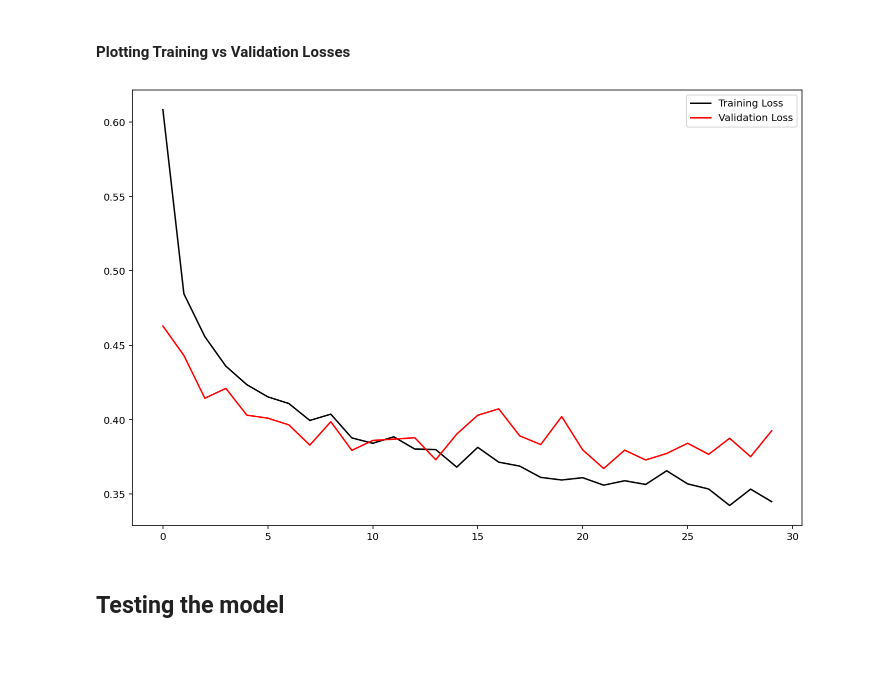
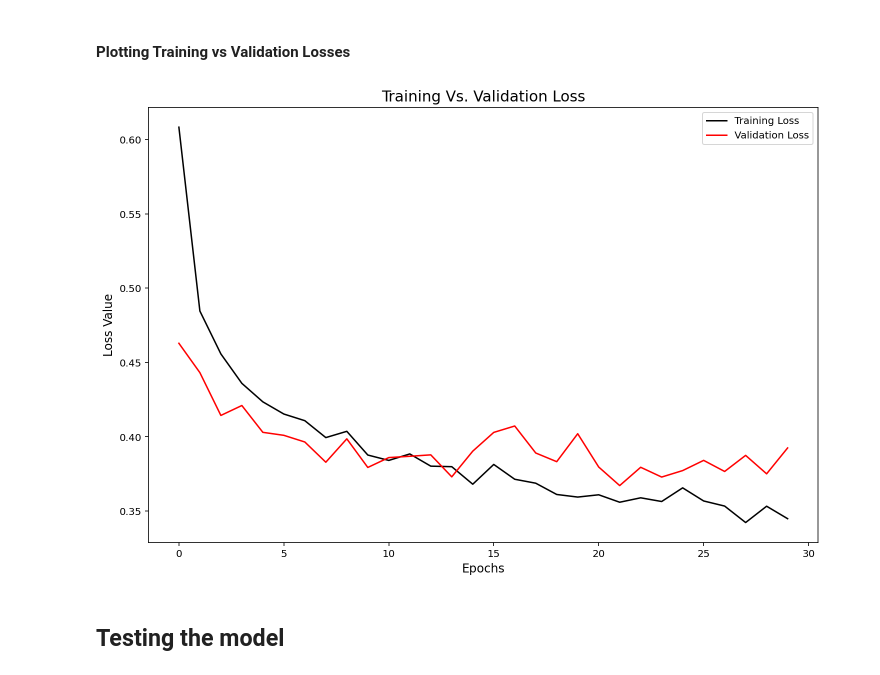
Before and after one commit to shiva-adith/neural_networks, a Jupyter notebook: FMNIST/FMNIST_Classifier.ipynb, the cells around one changed output. Cells and saved outputs as stored; diff of their text form; code cells hidden in the pictures.

```diff
--- a/FMNIST/FMNIST_Classifier.ipynb
+++ b/FMNIST/FMNIST_Classifier.ipynb
@@ -171,14 +171,14 @@ Wall time: 25min 26s
 # %%
 plt.figure(figsize=(12,8))
 plt.plot(train_losses, label='Training Loss', color='black')
 plt.plot(validation_losses, label='Validation Loss', color='red')
-plt.xlabel('Epochs',fontsize=15)
-plt.ylabel('Loss Value',fontsize=15)
-plt.tit
+plt.xlabel('Epochs',fontsize=12)
+plt.ylabel('Loss Value',fontsize=12)
+plt.title("Training Vs. Validation Loss",fontsize=15)
 plt.legend()
 plt.show()
 # %% [output]
-[figure, old version]
+[figure, new version]
 # %% [markdown]
 ## Testing the model
 # %%
```
Also changed, not shown: parts of 7 cells of this notebook.
